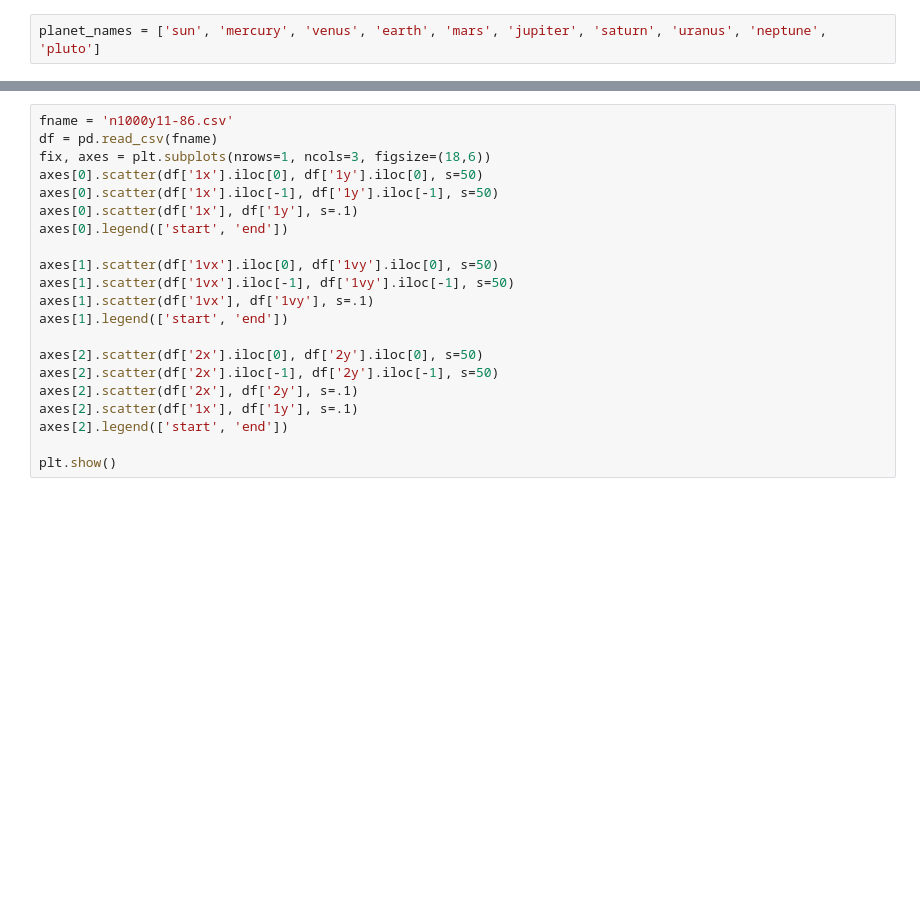
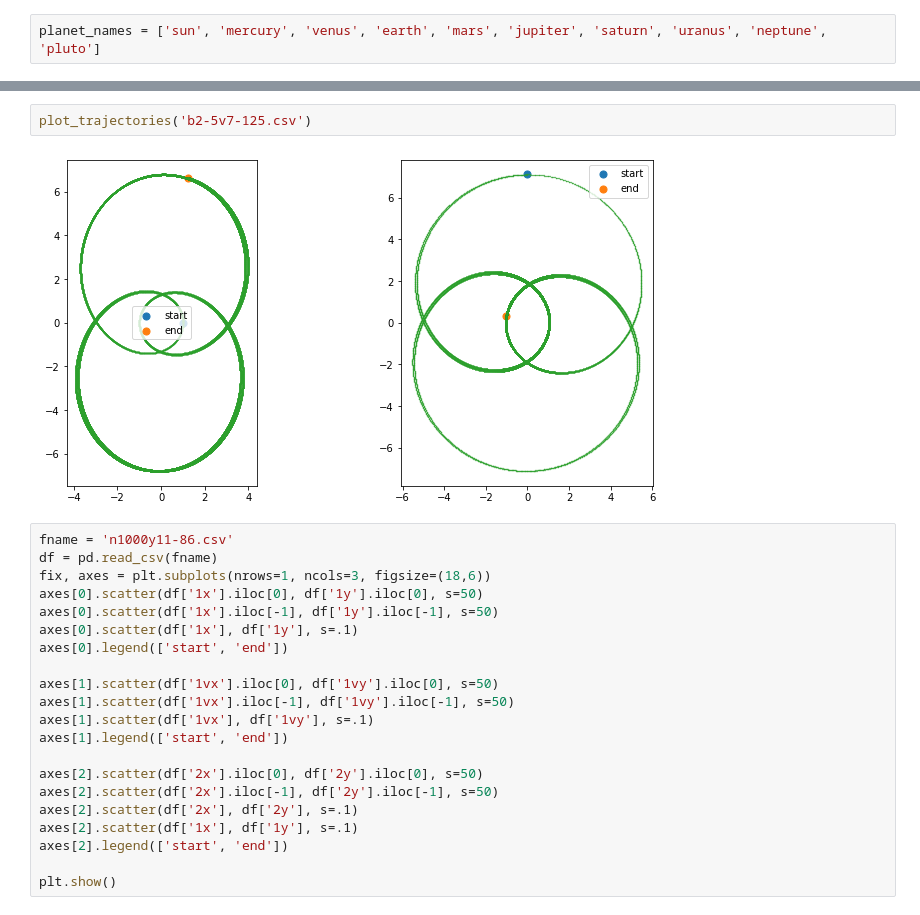
Before and after one commit to fonstelien/FYS4150, a Jupyter notebook: project3/results/project3.ipynb, the cells around one changed output, grey strips where cells are left out. Saved outputs shown, nothing was run; the diff lists cells and outputs as text; blank space fills up the shorter version.

```diff
--- a/project3/results/project3.ipynb
+++ b/project3/results/project3.ipynb
@@ -25,3 +27,7 @@ plot_trajectories('n1000v.csv')
+# %%
+plot_trajectories('b2-5v7-125.csv')
+# %% [output]
+[figure, added]
 # %%
 fname = 'n1000y11-86.csv'
 df = pd.read_csv(fname)
```
Also changed, not shown: parts of 14 cells of this notebook, 5 other files.
